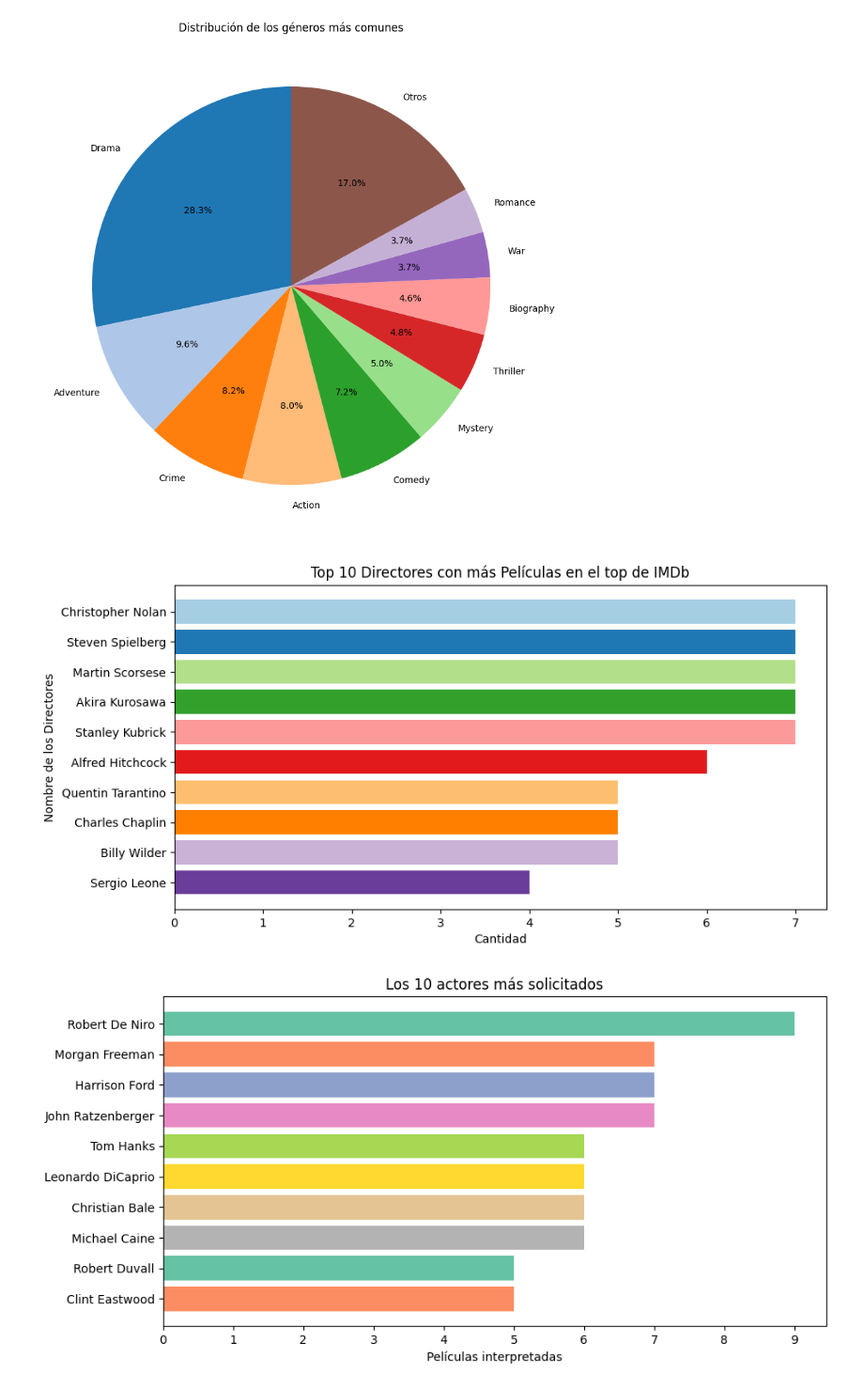
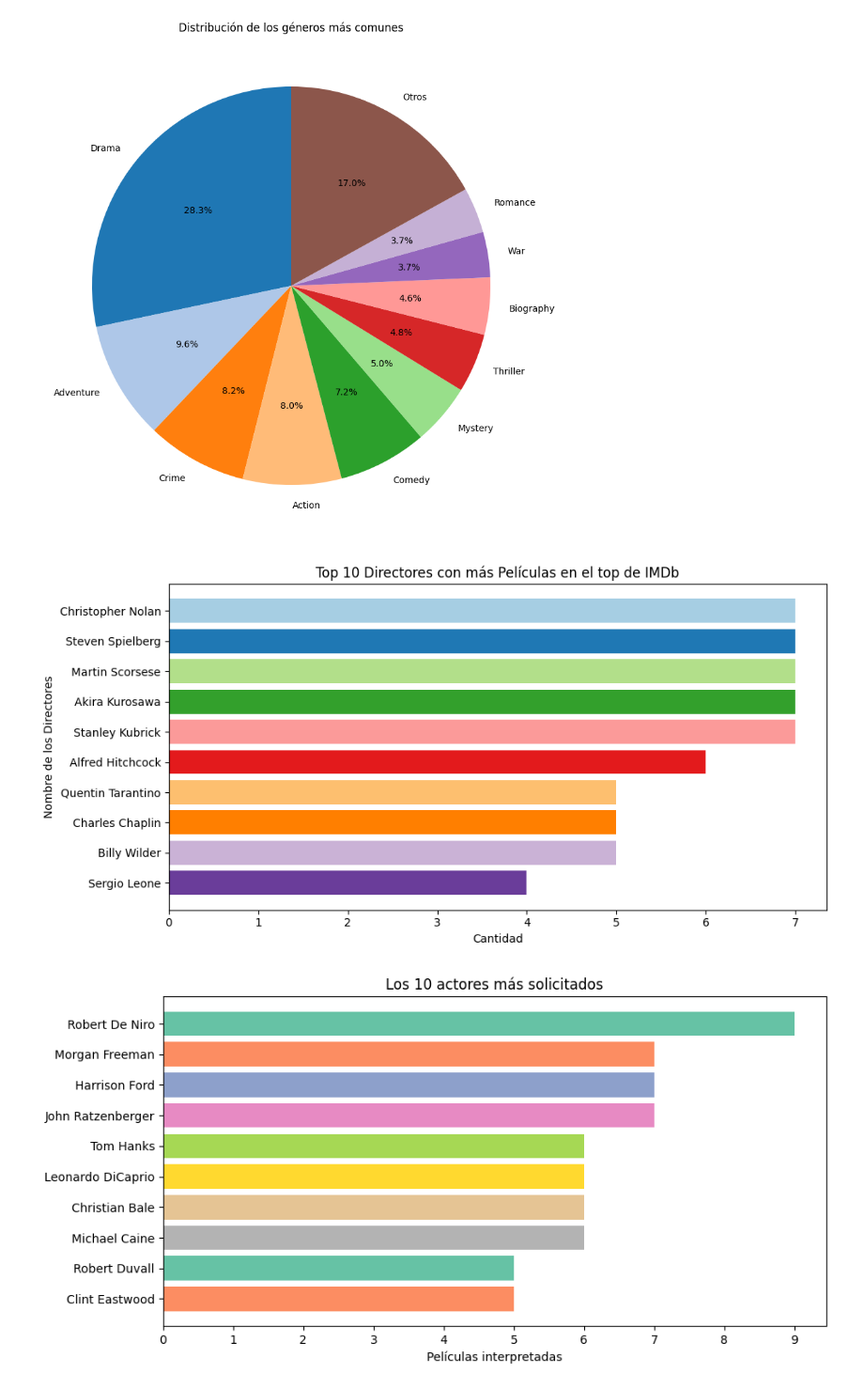
Before and after one commit to juanq348/imdb-top-movies, a Jupyter notebook: scripts/generar_grafico.ipynb, the cells around one changed output. Shown at 94% size. Cells and saved outputs as stored; diff of their text form; code cells hidden in the pictures.

```diff
--- a/scripts/generar_grafico.ipynb
+++ b/scripts/generar_grafico.ipynb
@@ -36,21 +34,18 @@ plt.show()
 [figure]
 # %%
 directores_separados = df["directors"].dropna().str.split(",")
-todos_los_directores = [director.strip() for lista in directores_separados for director in lista]
+todos_los_directores = [d.strip() for lista in directores_separados for d in lista]
 conteo_directores = pd.Series(todos_los_directores).value_counts()
-
 directores_comunes = conteo_directores.head(10)
-
 plt.figure(figsize=(10,5))
 plt.barh(directores_comunes.index, directores_comunes.values, color=plt.cm.Paired.colors)
-
 plt.xlabel("Cantidad")
 plt.ylabel("Nombre de los Directores")
 plt.title("Top 10 Directores con más Películas en el top de IMDb")
 plt.gca().invert_yaxis()
-plt.show()
+plt.tight_layout()
 # %% [output]
-[figure, old version]
+[figure, new version]
 # %%
 actores_separados = df["casts"].dropna().str.split(",")
 todos_los_actores = [actor.strip() for lista in actores_separados for actor in lista]
```
Also changed, not shown: parts of 2 cells of this notebook, 7 other files.
